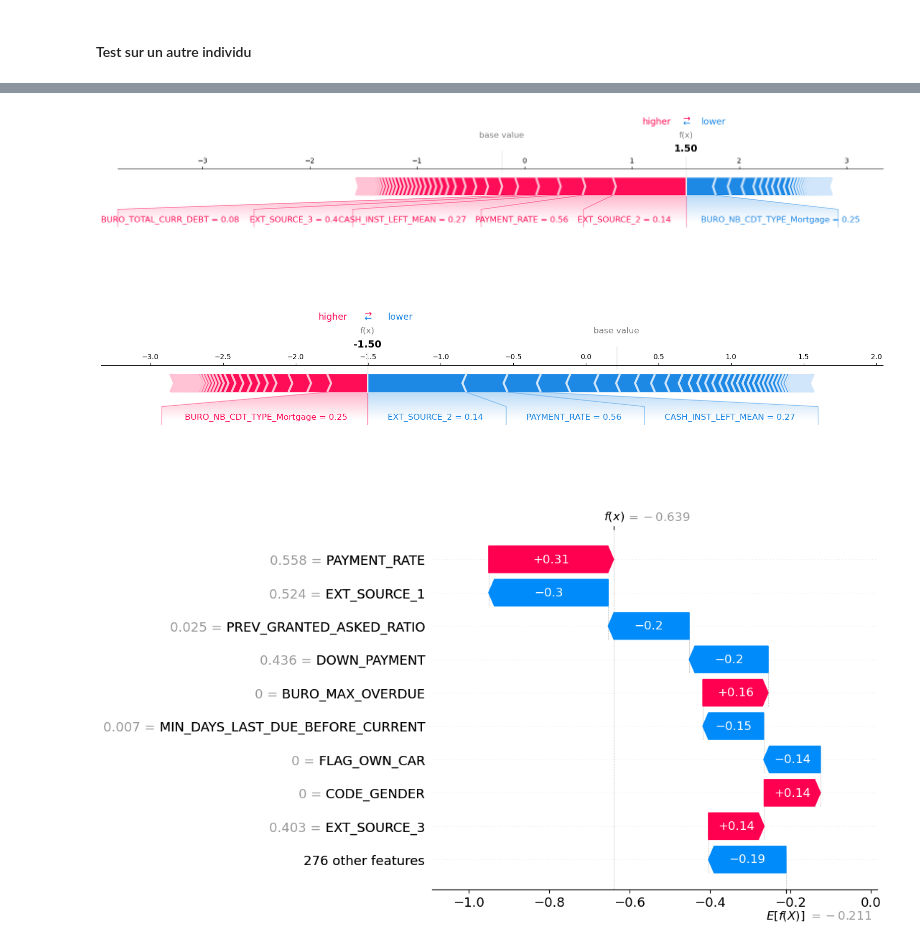
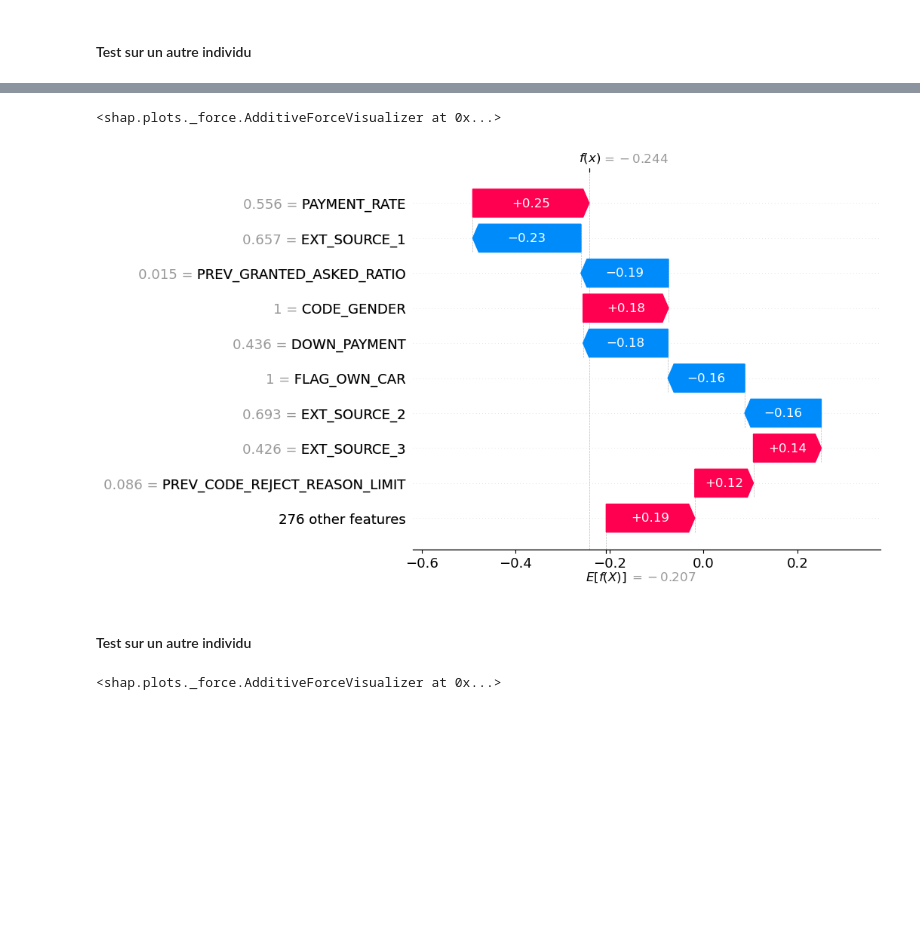
Before and after one commit to AntoineAr/Home-Credit-Project, a Jupyter notebook: Modélisation/Modélisation.ipynb, the cells around one changed output, grey strips where cells are left out. Drawn from its saved outputs; the diff is of its cells as text; code cells hidden in the pictures; blank space fills up the shorter version.

```diff
--- a/Modélisation/Modélisation.ipynb
+++ b/Modélisation/Modélisation.ipynb
@@ -1548,5 +1530,18 @@ print(lgbm_clf.predict_proba(X_val_scaled[2,:].reshape(1, -1)))
+# %%
+# Graphique de force pour une prédiction individuelle
+indice = 0  # Exemple pour le premier échantillon
 # %%
-# Visualize a force-plot for this observation :
-shap.force_plot(explainer.expected_value[1], shap_values[1][2], X_val_scaled[2].round(2), feature_names=feature_names, matplotlib = True)
+# Force plot pour cet individu :
+shap.force_plot(explainer.expected_value[1], shap_values[1][indice], X_val_scaled[indice].reshape(1, -1).round(2), feature_names=feature_names)
 # %% [output]
-[figure, removed]
+<shap.plots._force.AdditiveForceVisualizer at 0x...>
+# %%
+# Graphique d'explication individuelle détaillé
+shap.waterfall_plot(shap.Explanation(values=shap_values[1][indice],
+                                     base_values=explainer.expected_value[1],
+                                     data=X_val_scaled[indice],
+                                     feature_names=feature_names))
+# %% [output]
+[figure, added]
+# %% [markdown]
+#### Test sur un autre individu
@@ -1553,11 +1551,5 @@ shap.force_plot(explainer.expected_value[1], shap_values[1][2], X_val_scaled[2].
 # %%
-# Visualize a force-plot for this observation :
-shap.force_plot(explainer.expected_value[0], shap_values[0][2], X_val_scaled[2].round(2), feature_names=feature_names, matplotlib = True)
+# Force plot pour cet individu :
+shap.force_plot(explainer.expected_value[1], shap_values[1][indice], X_val_scaled[indice].reshape(1, -1).round(2), feature_names=feature_names)
 # %% [output]
-[figure, removed]
+<shap.plots._force.AdditiveForceVisualizer at 0x...>
-# %%
-# waterfall qui montre le chemin pour arriver à la proba de default
-exp = shap.Explanation(shap_values[1], explainer.expected_value[1], X_val_scaled[2,:].reshape(1, -1), feature_names=feature_names)
-shap.plots.waterfall(exp[0])
-# %% [output]
-[figure, removed]
```
Also changed, not shown: parts of 13 cells of this notebook, 2 other files.
